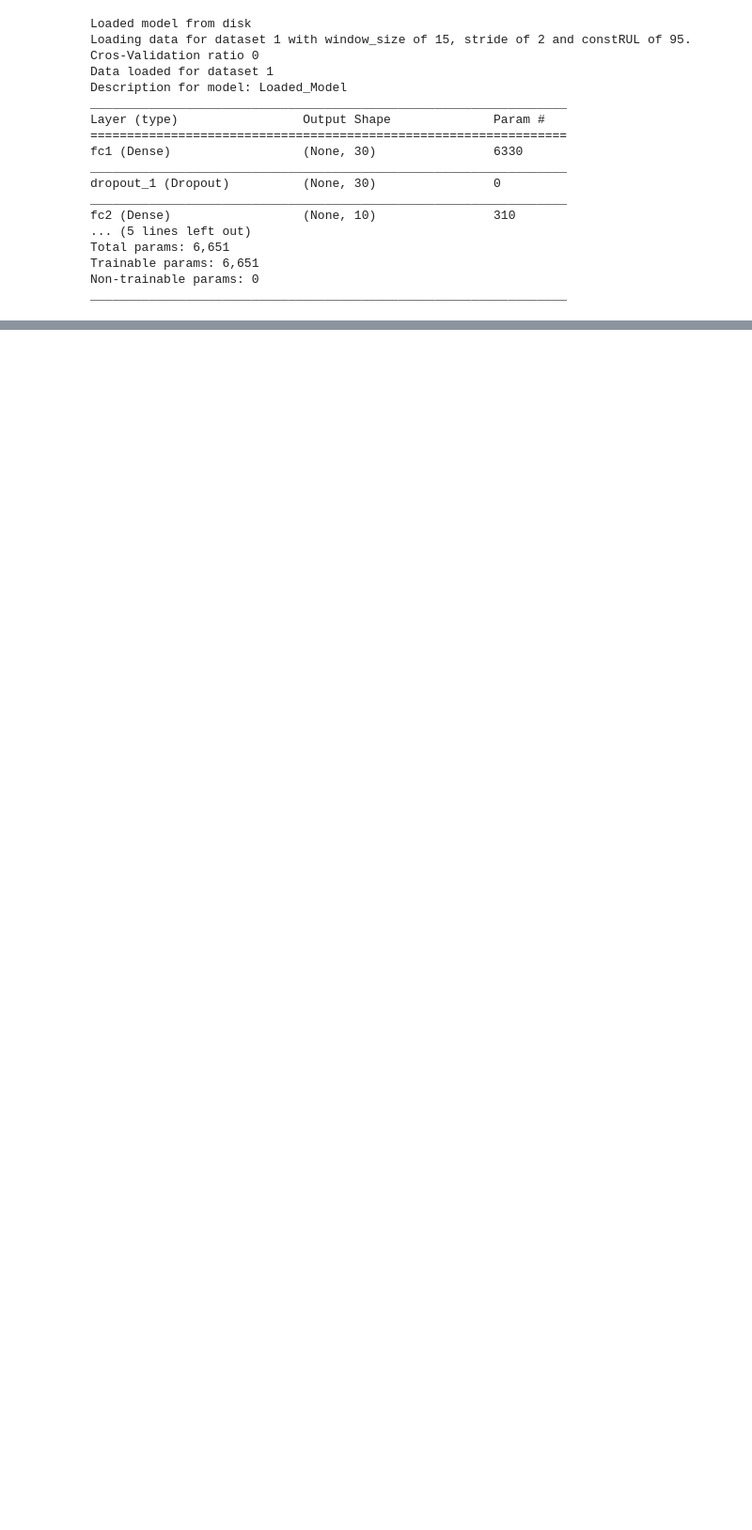
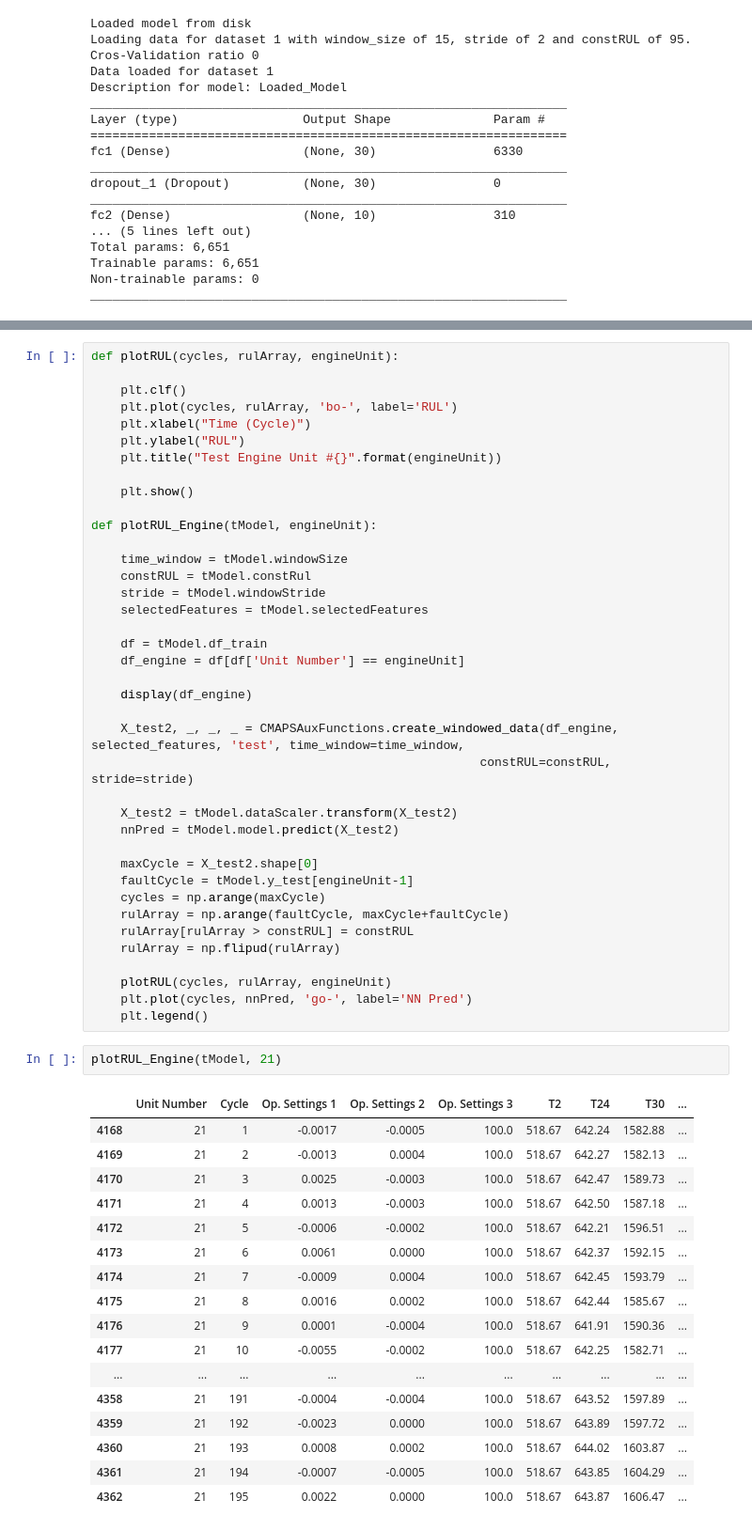
Before and after one commit to dlaredo/NASA_RUL_-CMAPS-, a Jupyter notebook: code/NASA_RUL_Plots.ipynb, the cells around one changed output, grey strips where cells are left out. Shown at 94% size. Saved outputs shown, nothing was run; the diff lists cells and outputs as text; blank space fills up the shorter version.

```diff
--- a/code/NASA_RUL_Plots.ipynb
+++ b/code/NASA_RUL_Plots.ipynb
@@ -182 +184,60 @@ RHS: 432.0543475395977
 Time : None seconds
+# %%
+def plotRUL(cycles, rulArray, engineUnit):
+
+    plt.clf()
+    plt.plot(cycles, rulArray, 'bo-', label='RUL')
+    plt.xlabel("Time (Cycle)")
+    plt.ylabel("RUL")
+    plt.title("Test Engine Unit #{}".format(engineUnit))
+
+    plt.show()
+
+def plotRUL_Engine(tModel, engineUnit):
+
+    time_window = tModel.windowSize
+    constRUL = tModel.constRul
+    stride = tModel.windowStride
+    selectedFeatures = tModel.selectedFeatures
+
+    df = tModel.df_train
+    df_engine = df[df['Unit Number'] == engineUnit]
+
+    display(df_engine)
+
+    X_test2, _, _, _ = CMAPSAuxFunctions.create_windowed_data(df_engine, selected_features, 'test', time_window=time_window,
+                                                     constRUL=constRUL, stride=stride)
+
+    X_test2 = tModel.dataScaler.transform(X_test2)
+    nnPred = tModel.model.predict(X_test2)
+
+    maxCycle = X_test2.shape[0]
+    faultCycle = tModel.y_test[engineUnit-1]
+    cycles = np.arange(maxCycle)
+    rulArray = np.arange(faultCycle, maxCycle+faultCycle)
+    rulArray[rulArray > constRUL] = constRUL
+    rulArray = np.flipud(rulArray)
+
+    plotRUL(cycles, rulArray, engineUnit)
+    plt.plot(cycles, nnPred, 'go-', label='NN Pred')
+    plt.legend()
+# %%
+plotRUL_Engine(tModel, 21)
+# %% [output]
+|  | Unit Number | Cycle | Op. Settings 1 | Op. Settings 2 | Op. Settings 3 | T2 | T24 | T30 | ... |
+| 4168 | 21 | 1 | -0.0017 | -0.0005 | 100.0 | 518.67 | 642.24 | 1582.88 | ... |
+| 4169 | 21 | 2 | -0.0013 | 0.0004 | 100.0 | 518.67 | 642.27 | 1582.13 | ... |
+| 4170 | 21 | 3 | 0.0025 | -0.0003 | 100.0 | 518.67 | 642.47 | 1589.73 | ... |
+| 4171 | 21 | 4 | 0.0013 | -0.0003 | 100.0 | 518.67 | 642.50 | 1587.18 | ... |
+| 4172 | 21 | 5 | -0.0006 | -0.0002 | 100.0 | 518.67 | 642.21 | 1596.51 | ... |
+| 4173 | 21 | 6 | 0.0061 | 0.0000 | 100.0 | 518.67 | 642.37 | 1592.15 | ... |
+| 4174 | 21 | 7 | -0.0009 | 0.0004 | 100.0 | 518.67 | 642.45 | 1593.79 | ... |
+| 4175 | 21 | 8 | 0.0016 | 0.0002 | 100.0 | 518.67 | 642.44 | 1585.67 | ... |
+| 4176 | 21 | 9 | 0.0001 | -0.0004 | 100.0 | 518.67 | 641.91 | 1590.36 | ... |
+| 4177 | 21 | 10 | -0.0055 | -0.0002 | 100.0 | 518.67 | 642.25 | 1582.71 | ... |
+| ... | ... | ... | ... | ... | ... | ... | ... | ... | ... |
+| 4358 | 21 | 191 | -0.0004 | -0.0004 | 100.0 | 518.67 | 643.52 | 1597.89 | ... |
+| 4359 | 21 | 192 | -0.0023 | 0.0000 | 100.0 | 518.67 | 643.89 | 1597.72 | ... |
+| 4360 | 21 | 193 | 0.0008 | 0.0002 | 100.0 | 518.67 | 644.02 | 1603.87 | ... |
+| 4361 | 21 | 194 | -0.0007 | -0.0005 | 100.0 | 518.67 | 643.85 | 1604.29 | ... |
+| 4362 | 21 | 195 | 0.0022 | 0.0000 | 100.0 | 518.67 | 643.87 | 1606.47 | ... |
```
Also changed, not shown: parts of 3 cells of this notebook, 4 other files.
